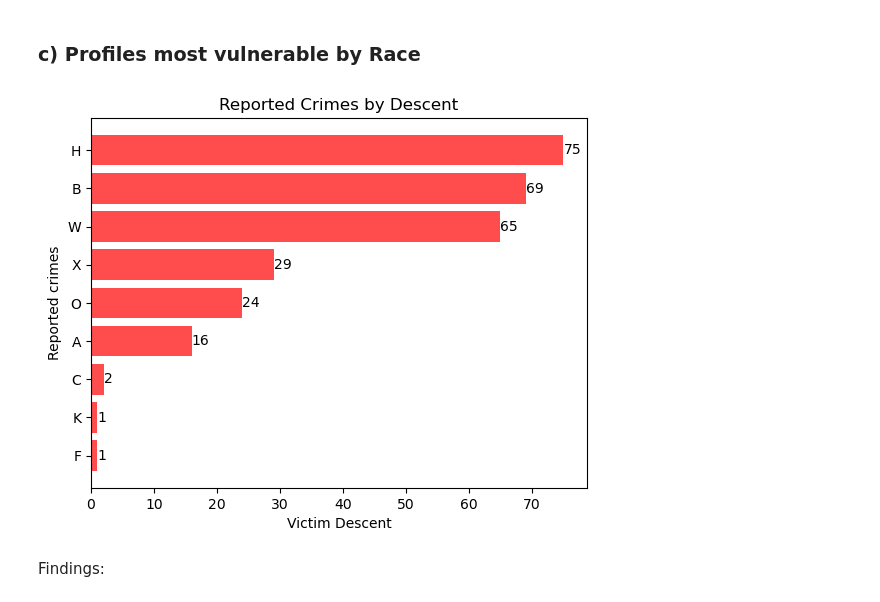
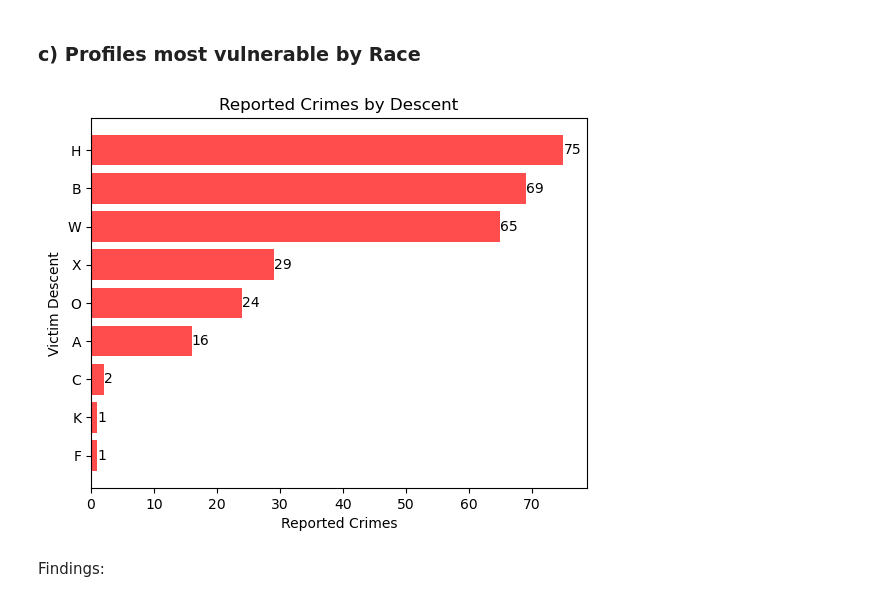
Before and after one commit to Ivanco19/Project-1, a Jupyter notebook: project1.ipynb, the cells around one changed output. Drawn from its saved outputs; the diff is of its cells as text; code cells hidden in the pictures.

```diff
--- a/project1.ipynb
+++ b/project1.ipynb
@@ -63,16 +63,16 @@ plt.show()
 # %%
 # Find the most popular race of victims
 Descent = df["Vict Descent"].value_counts().sort_values()
 
 # Plot Reported Crimes by Victim Descent (Race)
 race_plot = plt.barh(Descent.index, Descent.values, color = "red", alpha=0.7)
 plt.title('Reported Crimes by Descent')
-plt.xlabel('Victim Descent')
-plt.ylabel('Reported crimes')
+plt.xlabel('Reported Crimes')
+plt.ylabel('Victim Descent')
 plt.bar_label(race_plot)
 plt.show()
 # %% [output]
-[figure, old version]
+[figure, new version]
 # %% [markdown]
 Findings:
 # %% [markdown]
```
Also changed, not shown: parts of 2 cells of this notebook.
